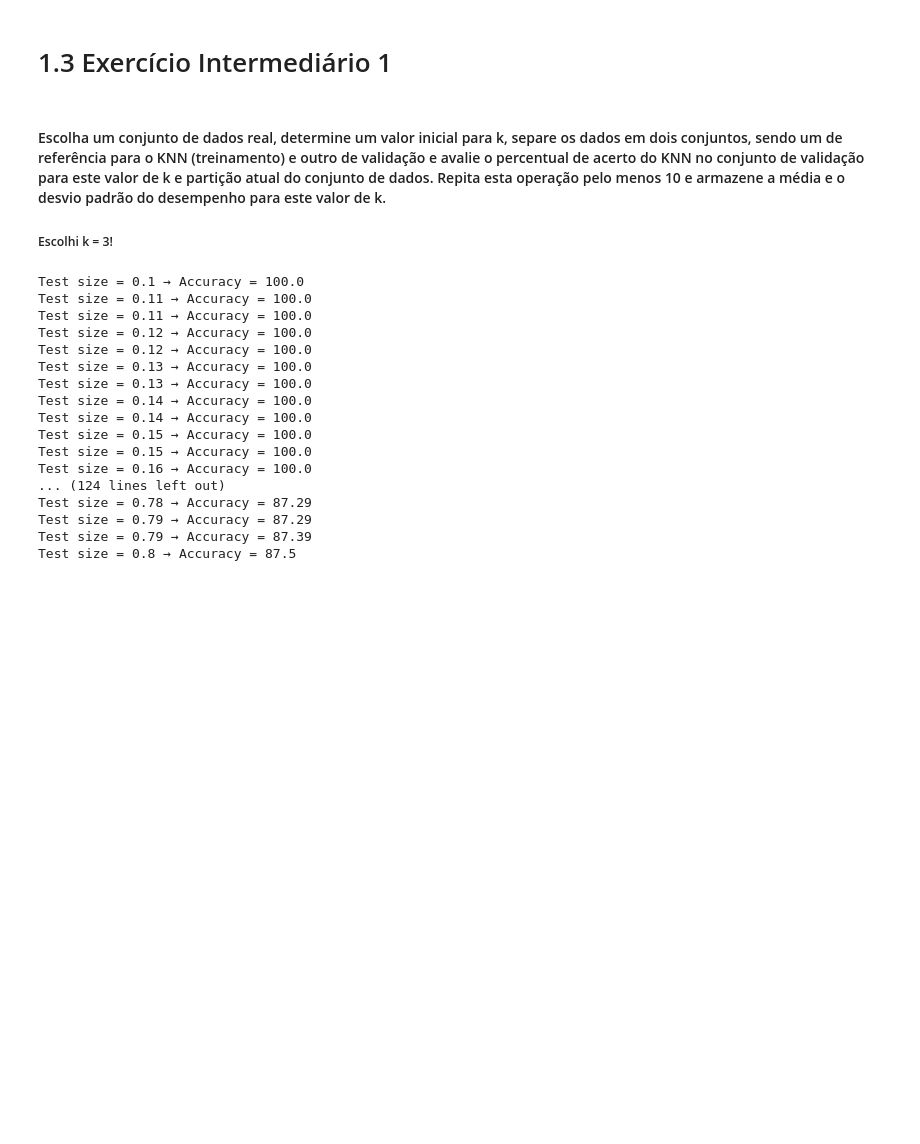
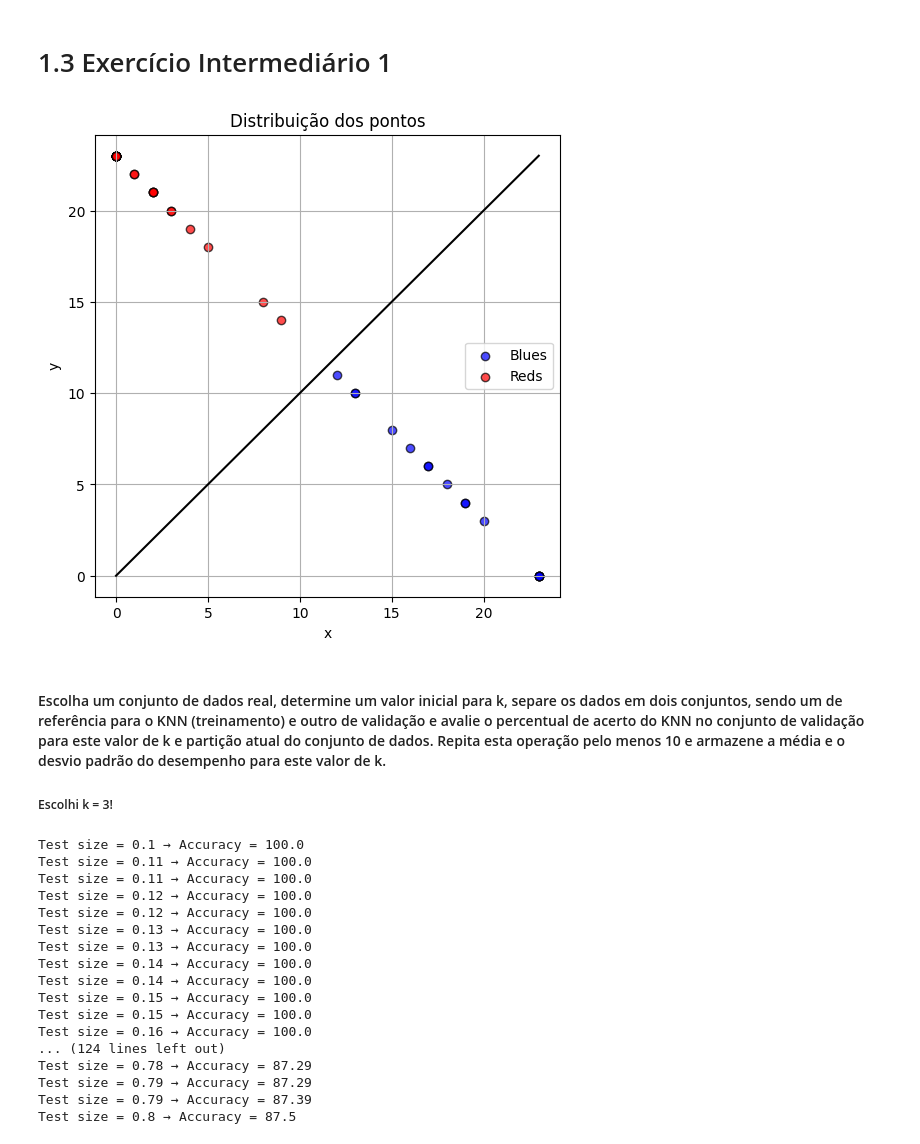
Before and after one commit to gvcf20/IRP, a Jupyter notebook: python/KNN/KNN_Ponderado.ipynb, the cells around one changed output. Saved outputs shown, nothing was run; the diff lists cells and outputs as text; code cells hidden in the pictures; blank space fills up the shorter version.

```diff
--- a/python/KNN/KNN_Ponderado.ipynb
+++ b/python/KNN/KNN_Ponderado.ipynb
@@ -30,7 +48,7 @@ def knn(X_train, y_train, X_test, k):
     for label in labels:
       if label == 1:
         Q1 += 1
-      elif label == 2:
+      elif label == -1:
         Q2 += 1
 
     Q.append((Q1,Q2))
@@ -38,8 +56,6 @@ def knn(X_train, y_train, X_test, k):
     y_pred.append(int(max(set(labels), key=labels.count)))
   # print(Q)
   return Q , y_pred
-
-# Q,y_pred = knn(X_train, y_train, X_test, 25)
 # %%
 def get_labels(Q, y_pred):
     blues = []
@@ -78,6 +94,45 @@ def accuracy_percentage(y_pred, y_test):
     acertos = sum(yp == yt for yp, yt in zip(y_pred, y_test))
     total = len(y_test)
     return (acertos / total) * 100
+# %%
+iris = load_iris()
+df = pd.DataFrame(iris.data, columns=iris.feature_names)
+df['class'] = iris.target
+
+df['class'] = df['class'].apply(lambda x: -1 if x in [0,2] else 1)
+
+df = df.sample(frac=1, random_state=42).reset_index(drop=True)
+
+n = len(df)
+k = 23
+
+X = df.iloc[:, :-1].values
+y = df.iloc[:, -1].values
+
+X_train, X_test, y_train, y_test = train_test_split(
+    X, y, test_size=0.3, shuffle=True, random_state=42
+)
+Q, y_pred = knn(X_train, y_train, X_test, k)
+blues, reds = get_labels(Q, y_pred)
+def plot_blues_and_reds(blues, reds):
+
+    xb, yb = zip(*blues) if blues else ([], [])
+    xr, yr = zip(*reds) if reds else ([], [])
+
+    plt.figure(figsize=(6,6))
+    plt.scatter(xb, yb, color="blue", label="Blues", alpha=0.7, edgecolor="k")
+    plt.scatter(xr, yr, color="red", label="Reds", alpha=0.7, edgecolor="k")
+    plt.plot(range(0,k+1),range(0,k+1), color = 'black')
+    plt.title("Distribuição dos pontos")
+    plt.xlabel("x")
+    plt.ylabel("y")
+    plt.legend()
+    plt.grid(True)
+    plt.show()
+
+plot_blues_and_reds(blues,reds)
+# %% [output]
+[figure, added]
 # %% [markdown]
 ####  Escolha um conjunto de dados real, determine um valor inicial para k, separe os dados em dois conjuntos, sendo um de referência para  o KNN (treinamento) e outro de validação e avalie o percentual de acerto do KNN no conjunto de validação para este valor de k e partição atual do conjunto de dados. Repita esta operação pelo menos 10 e armazene a média e o desvio padrão do desempenho para este valor de k.
 
```
Also changed, not shown: parts of 5 cells of this notebook, 2 other files.
